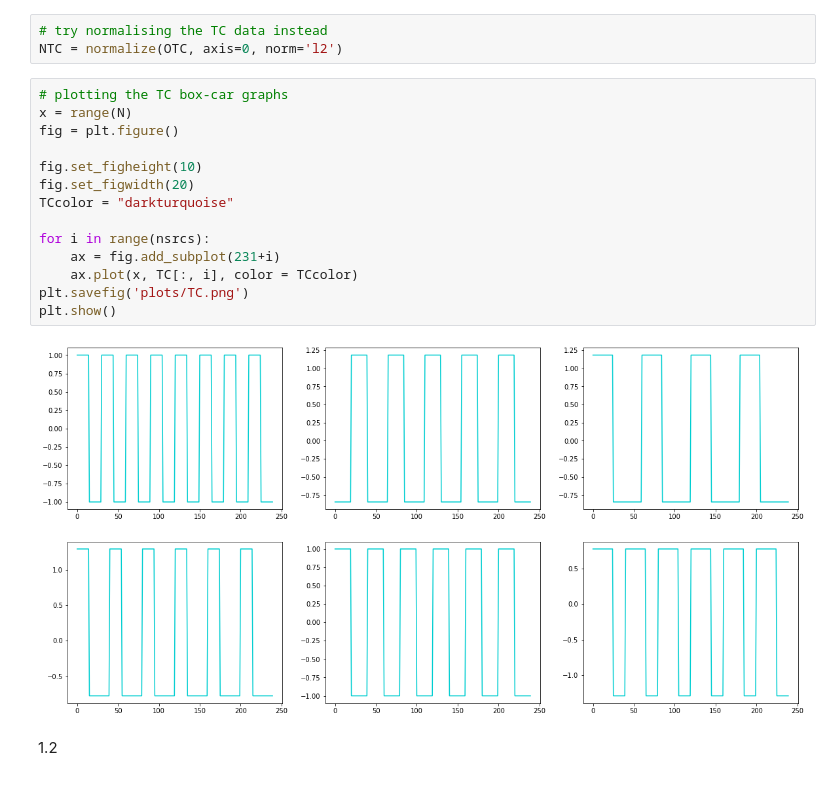
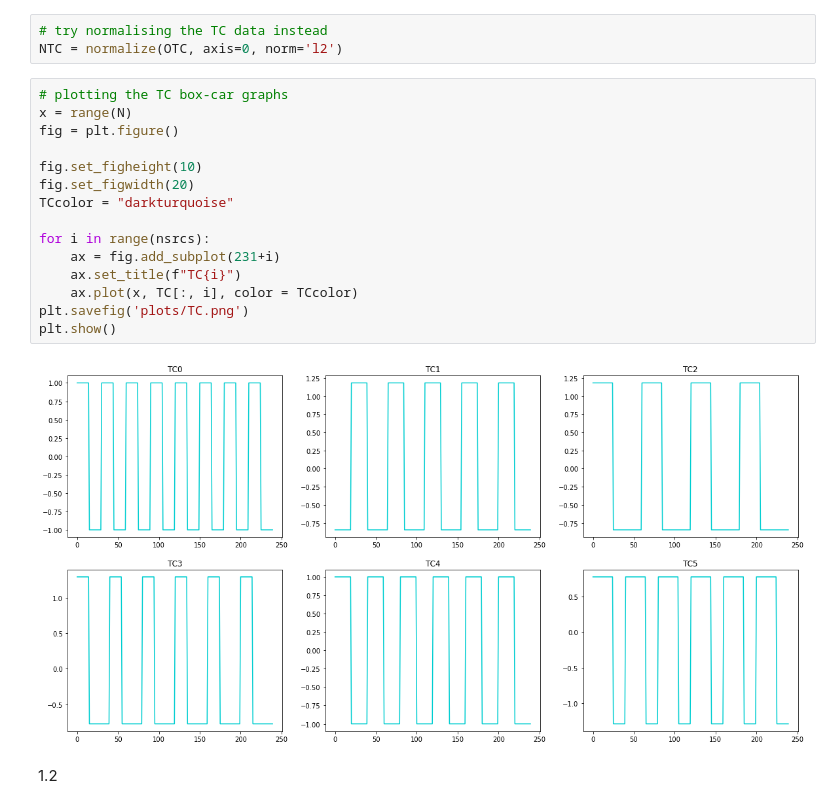
Before and after one commit to tvtpt/MAST30034_assignment1, a Jupyter notebook: Code for Q1 and Q2.ipynb, the cells around one changed output. Cells and saved outputs as stored; diff of their text form.

```diff
--- a/Code for Q1 and Q2.ipynb
+++ b/Code for Q1 and Q2.ipynb
@@ -60,19 +60,20 @@ NTC = normalize(OTC, axis=0, norm='l2')
 # %%
 # plotting the TC box-car graphs
 x = range(N)
 fig = plt.figure()
 
 fig.set_figheight(10)
 fig.set_figwidth(20)
 TCcolor = "darkturquoise"
 
 for i in range(nsrcs):
     ax = fig.add_subplot(231+i)
+    ax.set_title(f"TC{i}")
     ax.plot(x, TC[:, i], color = TCcolor)
 plt.savefig('plots/TC.png')
 plt.show()
 # %% [output]
-[figure, old version]
+[figure, new version]
 # %% [markdown]
 1.2
 # %%
```
Also changed, not shown: parts of 11 cells of this notebook, 19 other files.
